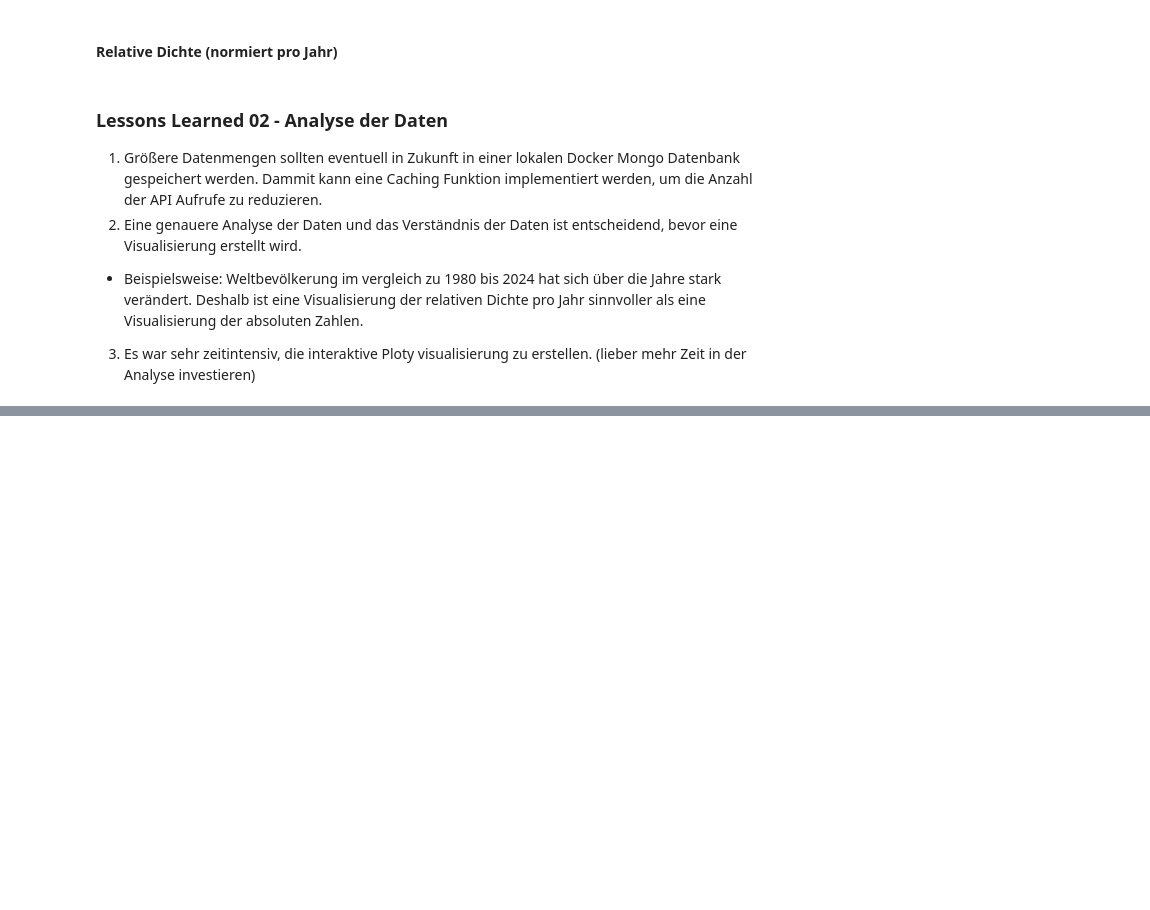
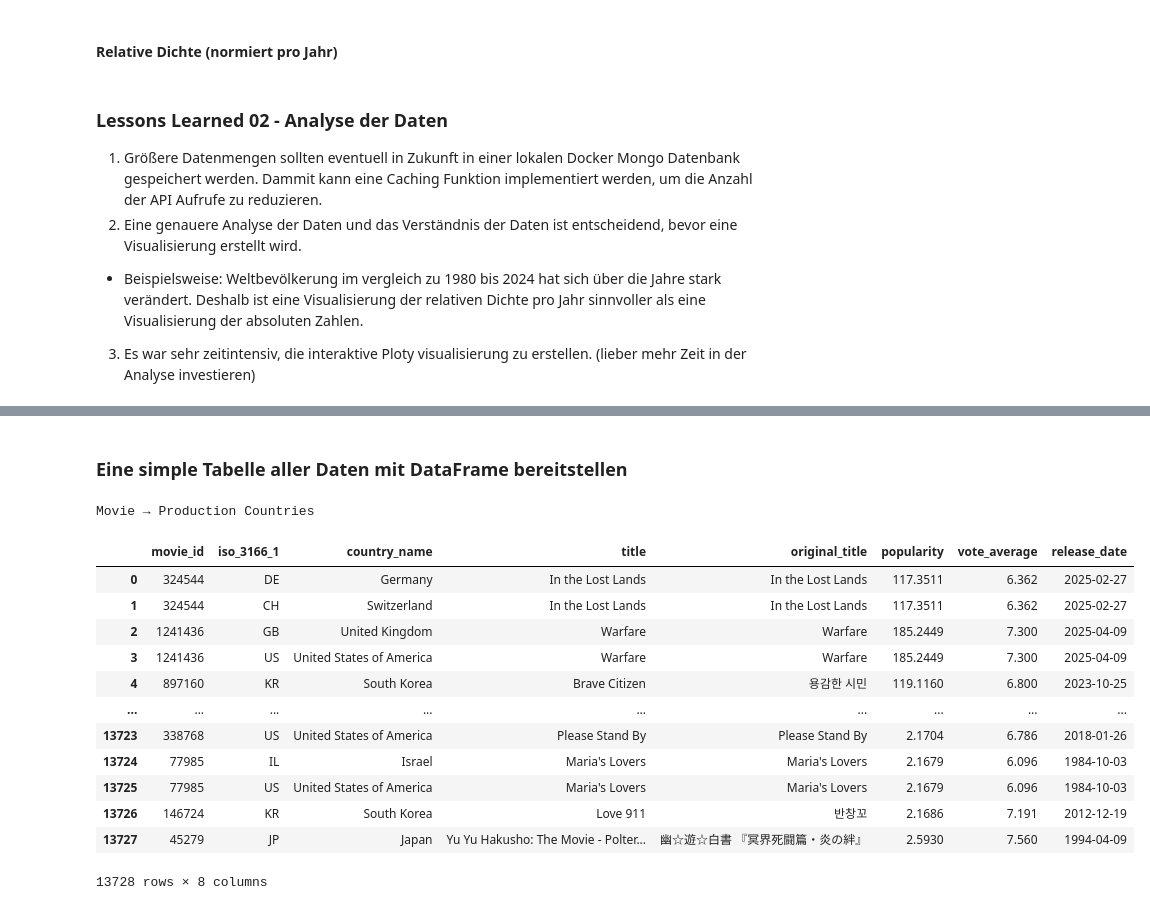
Before and after one commit to SethoE/Netflix_Data_Analysis, a Jupyter notebook: notebooks/DSCB230_SoSe25_Hausarbeit_Juliett.ipynb, the cells around one changed output, grey strips where cells are left out. Cells and saved outputs as stored; diff of their text form; code cells hidden in the pictures; blank space fills up the shorter version.

Commit message:
Finished Data filtering and analysis

```diff
--- a/notebooks/DSCB230_SoSe25_Hausarbeit_Juliett.ipynb
+++ b/notebooks/DSCB230_SoSe25_Hausarbeit_Juliett.ipynb
@@ -329,7 +329,7 @@ BEARER_TOKEN = TMDB_BEARER_TOKEN # access token
 
 # Variables for file formatting
 today = date.today().isoformat()
-base_dir = "./data/raw/fragestellung_2"
+base_dir = "./data/raw/fragestellung_02"
 pattern = f"{today}_version*_all_european_movies.json"
 
 
@@ -453,7 +454,7 @@ from tmdb.genre import Genre
 import pandas as pd
 from config.config import TMDB_BEARER_TOKEN, TMDB_API_KEY
 
-PATH_TO_SAVE_GENRES = "./data/processed/fragestellung_2/all_genres.json"
+PATH_TO_SAVE_GENRES = "./data/processed/fragestellung_02/all_genres.json"
 BEARER_TOKEN = TMDB_BEARER_TOKEN # access token
 
 genre = Genre(BEARER_TOKEN)
@@ -541,11 +542,16 @@ import pandas as pd
 import plotly.express as px
 
 # Pfad zur JSON-Datei mit allen europäischen Filmen
-dir_data = "./data/raw/fragestellung_2/2025-05-19_version2_all_european_movies.json"
+dir_data = "./data/raw/fragestellung_02/2025-05-19_version2_all_european_movies.json"
 
 # Daten laden
 with open(dir_data, 'r', encoding='utf-8') as f:
     all_movies = json.load(f)
+
+# Filtern aller Filme die mehr als einmal vorkommen:
+
+all_movies = [next(movie for movie in all_movies if movie["id"] == id) for id in set([movie["id"] for movie in all_movies])]
+print(f"Found {len(all_movies)} unique movies")
 
 # DataFrame erstellen und Jahr extrahieren
 df = pd.DataFrame(all_movies)
@@ -555,7 +561,7 @@ df['release_date'] = pd.to_datetime(df['release_date']).dt.year
 df = df.explode('genre_ids')
 
 # Genre-Mapping laden (TMDb Genre-Liste)
-with open('./data/processed/fragestellung_2/all_genres.json', 'r', encoding='utf-8') as f:
+with open('./data/processed/fragestellung_02/all_genres.json', 'r', encoding='utf-8') as f:
     gdata = json.load(f)
 
 df_genres = pd.DataFrame(gdata['genres'])
@@ -630,0 +644,17 @@ fig_yearly.show()
+# %%
+# Alle verfügbaren Länder auflisten, zählen und abspeichern
+import pandas as pd
+from config.config import TMDB_BEARER_TOKEN, TMDB_API_KEY
+from tmdb.configuration import Configuration
+import json
+
+BEARER_TOKEN = TMDB_BEARER_TOKEN # access token
+PATH_TO_ALL_AVAILABLE_COUNTRIES = "./data/raw/fragestellung_03/2025-05-31_all_available_countries.json"
+configuration = Configuration(TMDB_BEARER_TOKEN)
+all_countries = configuration.get_countries()
+
+
+with open(PATH_TO_ALL_AVAILABLE_COUNTRIES, "w") as file:
+    json.dump(all_countries, file, ensure_ascii=False, indent=2)
+
+print(f"There are '{len(all_countries)}' number of countries available")
@@ -630,0 +843,27 @@ fig_yearly.show()
+# %% [markdown]
+### Eine simple Tabelle aller Daten mit DataFrame bereitstellen
+# %%
+import pandas as pd
+import json
+PATH_TO_DETAIL_DATA_JSON = "./data/raw/fragestellung_03/2025-06-01_version2_all_details_to_top_10_000_movies.json"
+with open(PATH_TO_DETAIL_DATA_JSON, "r") as file:
+    movie_details_data = json.load(file)
+
+df = pd.DataFrame(movie_details_data)
+print("\nMovie -> Production Countries")
+df
+# %% [output]
+Movie → Production Countries
+|  | movie_id | iso_3166_1 | country_name | title | original_title | popularity | vote_average | release_date |
+| 0 | 324544 | DE | Germany | In the Lost Lands | In the Lost Lands | 117.3511 | 6.362 | 2025-02-27 |
+| 1 | 324544 | CH | Switzerland | In the Lost Lands | In the Lost Lands | 117.3511 | 6.362 | 2025-02-27 |
+| 2 | 1241436 | GB | United Kingdom | Warfare | Warfare | 185.2449 | 7.300 | 2025-04-09 |
+| 3 | 1241436 | US | United States of America | Warfare | Warfare | 185.2449 | 7.300 | 2025-04-09 |
+| 4 | 897160 | KR | South Korea | Brave Citizen | 용감한 시민 | 119.1160 | 6.800 | 2023-10-25 |
+| ... | ... | ... | ... | ... | ... | ... | ... | ... |
+| 13723 | 338768 | US | United States of America | Please Stand By | Please Stand By | 2.1704 | 6.786 | 2018-01-26 |
+| 13724 | 77985 | IL | Israel | Maria's Lovers | Maria's Lovers | 2.1679 | 6.096 | 1984-10-03 |
+| 13725 | 77985 | US | United States of America | Maria's Lovers | Maria's Lovers | 2.1679 | 6.096 | 1984-10-03 |
+| 13726 | 146724 | KR | South Korea | Love 911 | 반창꼬 | 2.1686 | 7.191 | 2012-12-19 |
+| 13727 | 45279 | JP | Japan | Yu Yu Hakusho: The Movie - Polter... | 幽☆遊☆白書 『冥界死闘篇・炎の絆』 | 2.5930 | 7.560 | 1994-04-09 |
+13728 rows × 8 columns
```
Also changed, not shown: parts of 13 cells of this notebook, 4 other files.
